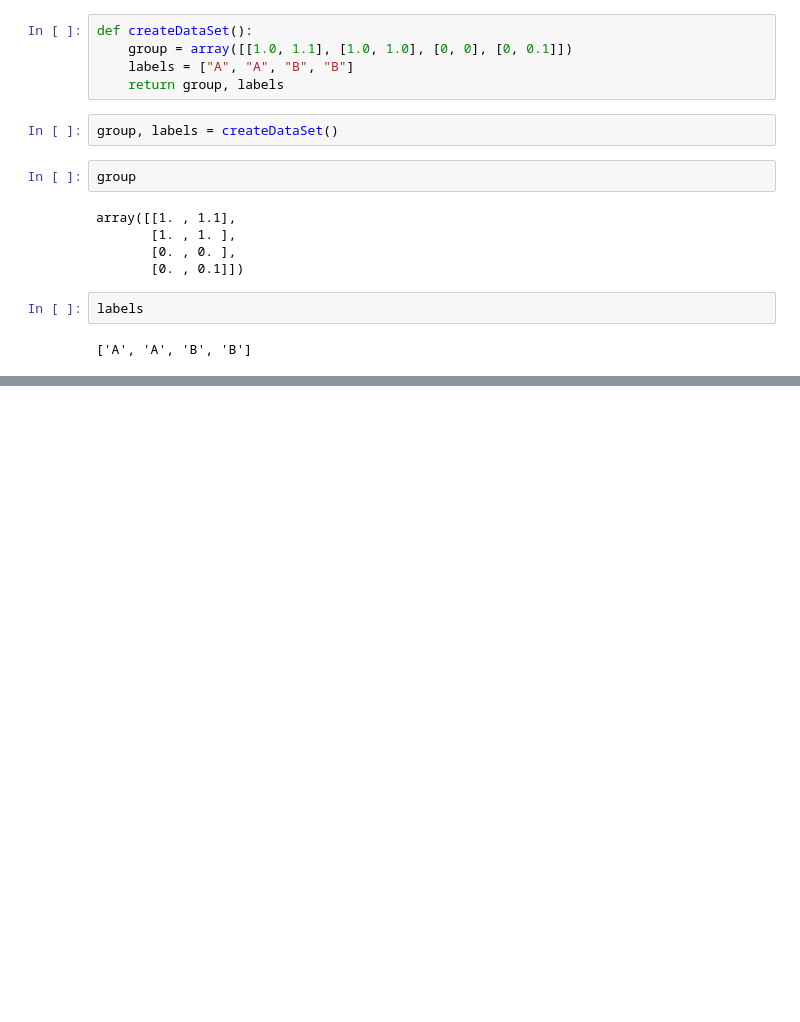
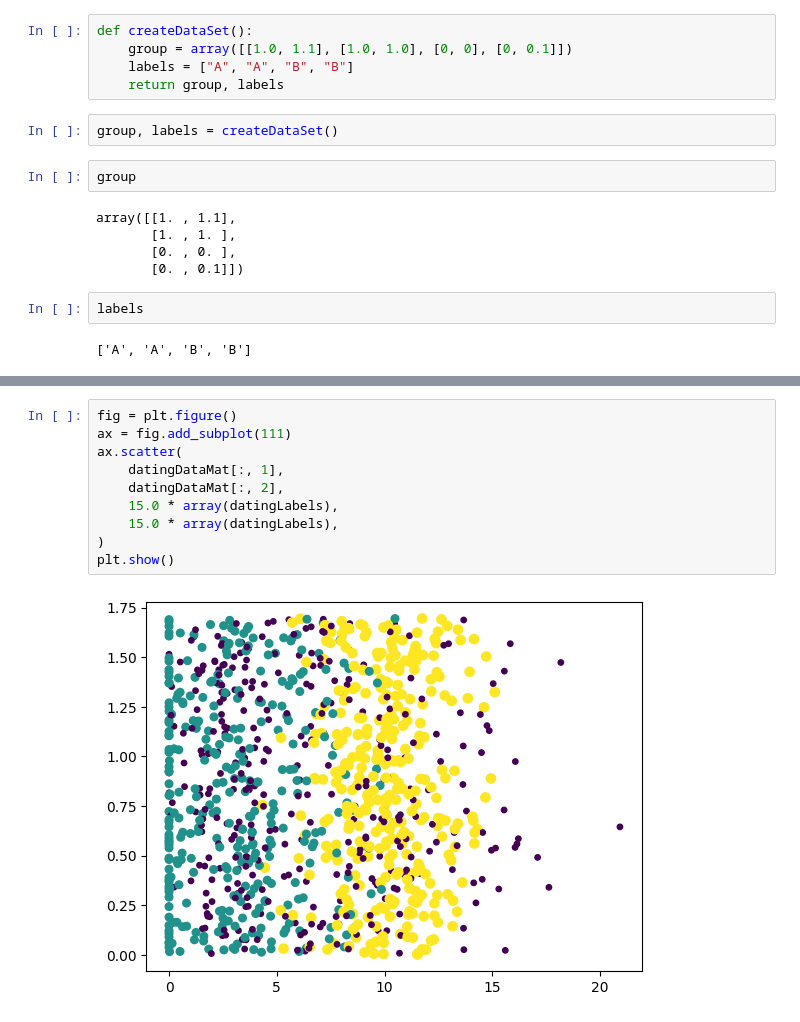
Before and after one commit to rrkas/aiml-codes, a Jupyter notebook: by-books/Machine Learning in Action -- PETER HARRINGTON/notebooks/0002-NumPy-KNN.ipynb, the cells around one changed output, grey strips where cells are left out. Cells and saved outputs as stored; diff of their text form; blank space fills up the shorter version.

```diff
--- a/by-books/Machine Learning in Action -- PETER HARRINGTON/notebooks/0002-NumPy-KNN.ipynb
+++ b/by-books/Machine Learning in Action -- PETER HARRINGTON/notebooks/0002-NumPy-KNN.ipynb
@@ -55,0 +130,12 @@ classify0([0, 0], group, labels, 3)
+# %%
+fig = plt.figure()
+ax = fig.add_subplot(111)
+ax.scatter(
+    datingDataMat[:, 1],
+    datingDataMat[:, 2],
+    15.0 * array(datingLabels),
+    15.0 * array(datingLabels),
+)
+plt.show()
+# %% [output]
+[figure, added]
```
Also changed, not shown: parts of 9 cells of this notebook, 4 other files.
